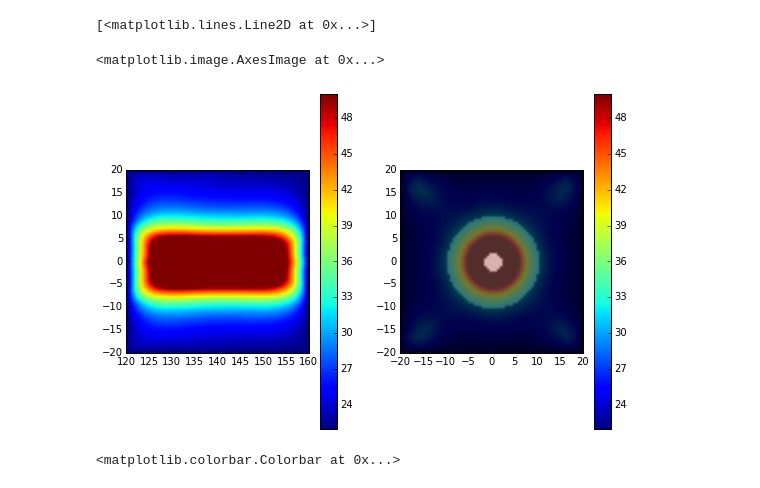
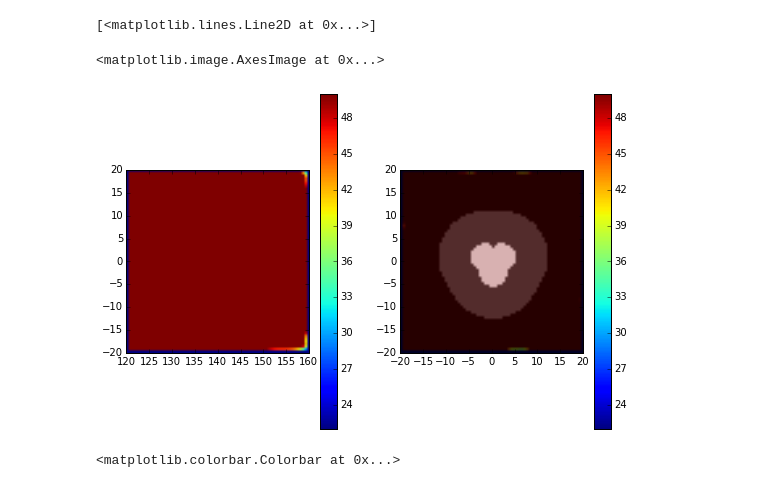
Before and after one commit to vlchaplin/fus_thermalmodelling, a Jupyter notebook: NfocalRingTest.ipynb, the cells around one changed output. Cells and saved outputs as stored; diff of their text form; code cells hidden in the pictures.

```diff
--- a/NfocalRingTest.ipynb
+++ b/NfocalRingTest.ipynb
@@ -258,8 +257,8 @@ def calcI(uamp, position=[0.0, 0.0, 0.0]):
     return np.abs(P1)**2 / (2.0*rho*c0)
 # %%
 NE=len(uxyz)
-ringDiam = 0.004
-nfociList = [1,2,3,4,5,6]
+ringDiam = 0.0045
+nfociList = [1,2,3,4,5,6,7]
 
 nftrials = len(nfociList)
 
@@ -280,7 +279,7 @@ roisON = newArrayForeach(nfociList, gxp.shape,dtype=bool)
 roisOFF = newArrayForeach(nfociList, gxp.shape,dtype=bool)
 
 for n in range(0,nftrials):
-    on=roiGen(fociSets[n], lambda x,y,z: inEllipse(x,y,z,0.002,0.002,0.01) )
+    on=roiGen(fociSets[n], lambda x,y,z: inEllipse(x,y,z,0.003,0.003,0.008) )
     outer=roiGen(fociSets[n], lambda x,y,z: inEllipse(x,y,z,0.01,0.01,0.02) )
     roisON[n] = on
     roisOFF[n] = np.logical_and( outer, np.logical_not(on) )
@@ -305,12 +304,16 @@ perfRate=0.0
 kdiff[:] = 0.6;
 rhoCp[:] = rho*Cp;
 
-totalTime = 160.0
+totalTime =4.0
 sampleInterval = Nt*dt
 nsamplings = floor(totalTime/sampleInterval)
 tstops = np.arange(1,nsamplings+1)*sampleInterval
 TempVecsOn = newArrayForeach(nfociList, [nsamplings])
 TempVecsOff = newArrayForeach(nfociList, [nsamplings])
+CEMVecsOn = newArrayForeach(nfociList, [nsamplings])
+CEMVecsOff= newArrayForeach(nfociList, [nsamplings])
+LesionSizeOn = newArrayForeach(nfociList, [nsamplings])
+LesionSizeOff = newArrayForeach(nfociList, [nsamplings])
 
 for fi in range(0,nftrials):
     print(fi)
@@ -326,6 +329,10 @@ for fi in range(0,nftrials):
         (Tm,duration)=sonication_heating(T, CEM1,sampleInterval,Tmax=Tm,Freeflow=0)
         TempVecsOn[fi][ti] = np.mean(T[0][roisON[fi]])
         TempVecsOff[fi][ti] = np.mean(T[0][roisOFF[fi]])
+        CEMVecsOn[fi][ti] = np.mean(CEM1[roisON[fi]])
+        CEMVecsOff[fi][ti] = np.mean(CEM1[roisOFF[fi]])
+        LesionSizeOn[fi][ti] = np.sum( CEMVecsOn[fi][ti] >= 240.0 )
+        LesionSizeOff[fi][ti] = np.sum( CEMVecsOff[fi][ti] >= 240.0 )
         print( '%d%%' % ((ti+1)/nsamplings *100.0), end='\r')
 # %% [output]
 0
@@ -367,20 +382,20 @@ pi.
 # %% [output]
 [<matplotlib.lines.Line2D at 0x...>]
 # %%
-fi=0
+fi=2
 plt.figure(figsize=(9,6))
 plt.subplot(121)
 plt.imshow( Tmax[fi][:,35,:], vmin=T0,vmax=50, extent=[1000*zrp[0], 1000*zedges[-1], 1000*xrp[0], 1000*xedges[-1]])
 plt.colorbar()
 plt.subplot(122)
 plt.imshow( Tmax[fi][:,:,focplaneZpix], vmin=T0,vmax=50, extent=[1000*yrp[0], 1000*yedges[-1], 1000*xrp[0], 1000*xedges[-1]])
 plt.colorbar()
 plt.hold(True)
 roimask=20*roisON[fi][:,:,focplaneZpix] + 5*roisOFF[fi][:,:,focplaneZpix]
 plt.imshow( roimask, cmap=image.cm.gray, alpha=0.7,extent=[1000*yrp[0], 1000*yedges[-1], 1000*xrp[0], 1000*xedges[-1]])
 # %% [output]
 <matplotlib.image.AxesImage at 0x...>
-[figure, old version]
+[figure, new version]
 # %%
 fi=1
 plt.figure(figsize=(9,6))
```
Also changed, not shown: parts of 8 cells of this notebook, 11 other files.
